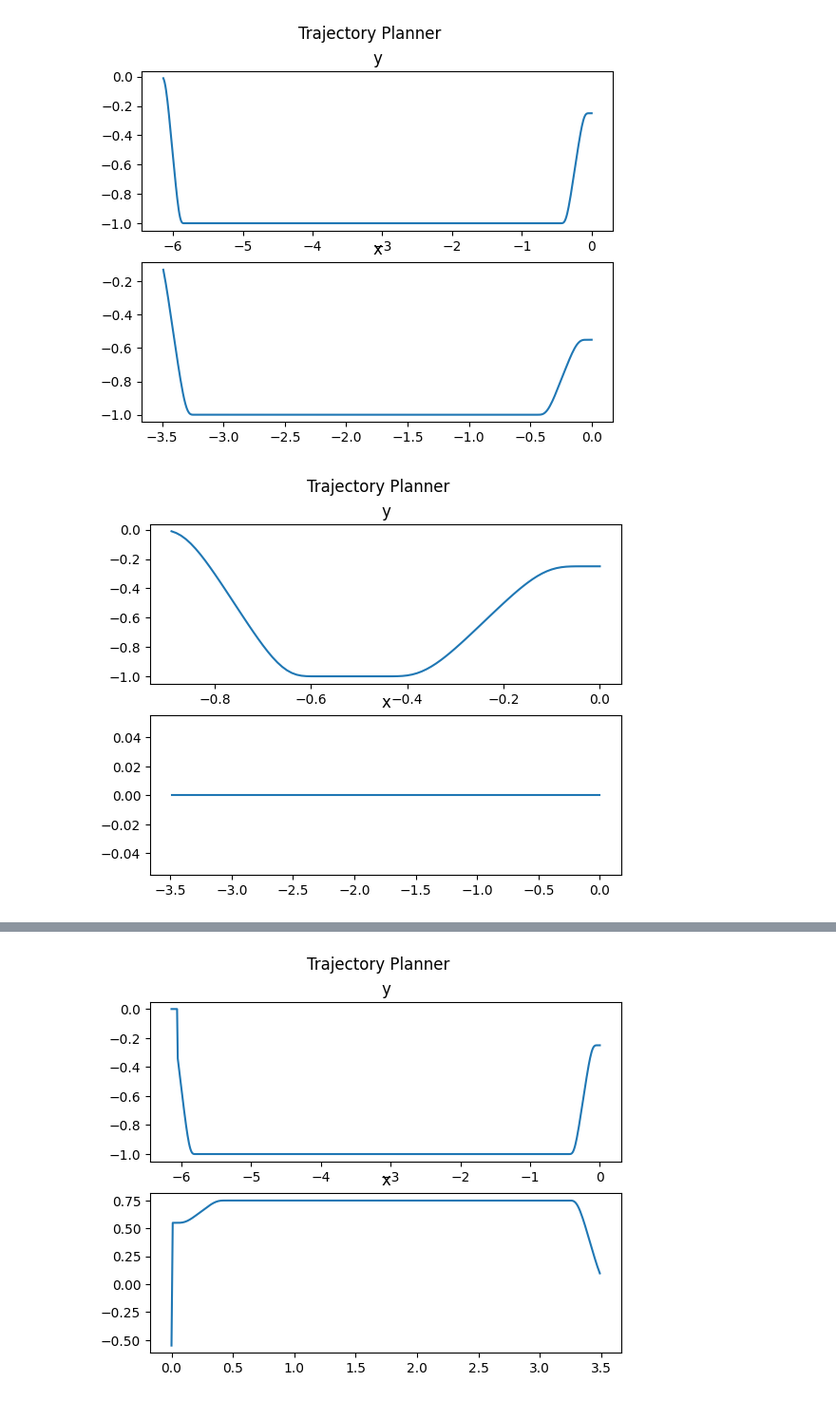
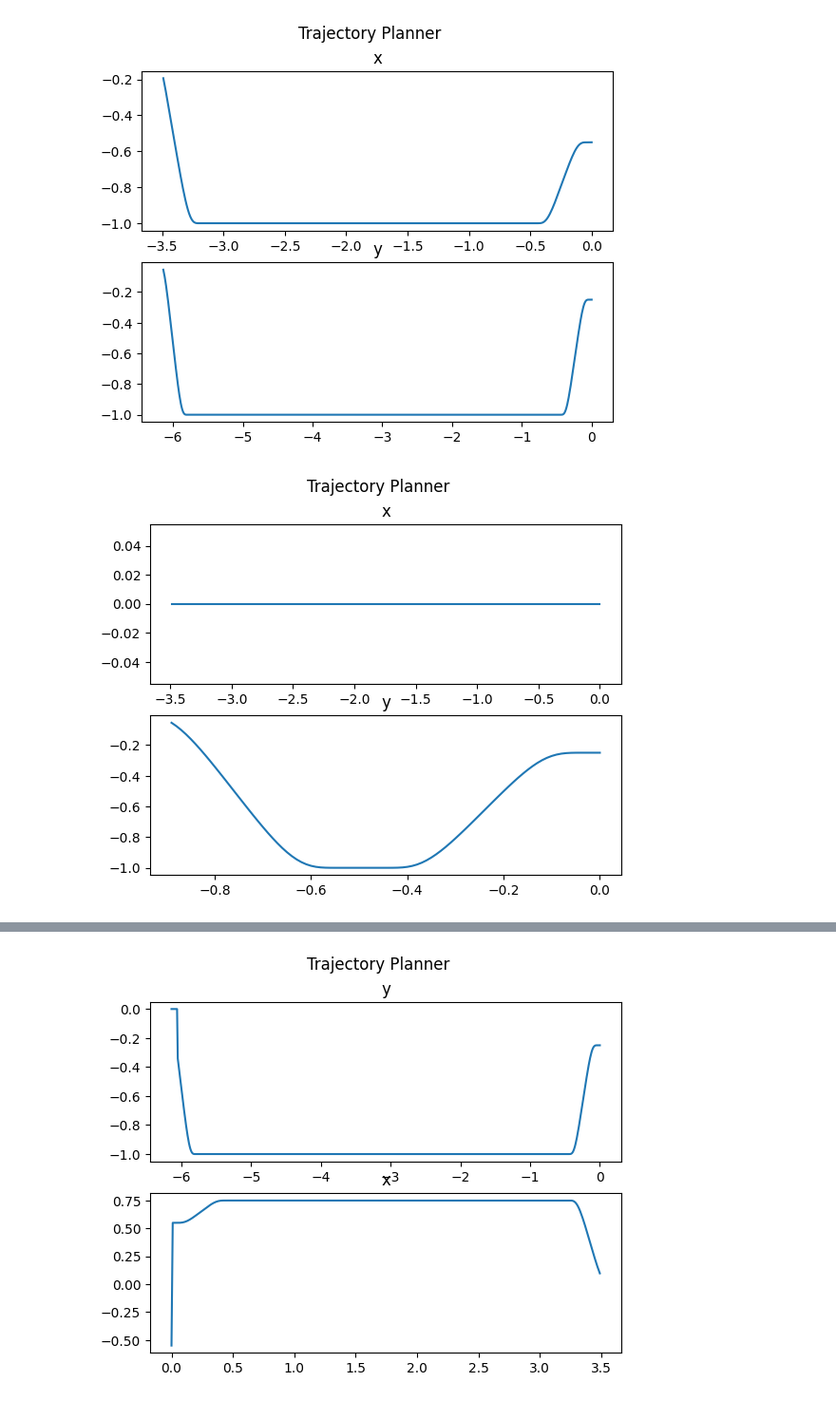
Before and after one commit to NoobiesDoobies/simple-velocity-field-generator, a Jupyter notebook: simple_velocity_field_generator.ipynb, the cells around one changed output, grey strips where cells are left out. Shown: that part at 95% size. Drawn from its saved outputs; the diff is of its cells as text; code cells hidden in the pictures.

```diff
--- a/simple_velocity_field_generator.ipynb
+++ b/simple_velocity_field_generator.ipynb
@@ -93,10 +93,11 @@ def plot(oneDTrajLength_x, oneDTrajV0_x, oneDTrajVMax_x, aRange_x, bRangeStart_x
     # plot x,y and a,b with subplot
     fig, axs = plt.subplots(2)
     fig.suptitle('Trajectory Planner')
-    axs[0].plot(x, y)
-    axs[0].set_title('y')
-    axs[1].plot(a, b)
-    axs[1].set_title('x')
+    axs[0].plot(a, b)
+    axs[0].set_title('x')
+    axs[1].plot(x, y)
+    axs[1].set_title('y')
+
     plt.show()
 
     b[-1]
@@ -108,7 +109,7 @@ oneDTrajV0_x = 0.55
 oneDTrajVMax_x = 1.0
 aRange_x = 0
 bRangeStart_x = 0.48
-bRangeFinal_x = 0.4
+bRangeFinal_x = 0.5
 errorTol_x = 15./100.0
 errorFinalTol_x = 5./100.0
 delayX_withY = 5.155
@@ -118,38 +119,38 @@ oneDTrajV0_y = 0.25
 oneDTrajVMax_y = 1.0
 aRange_y = 0
 bRangeStart_y = 0.48
-bRangeFinal_y = 0.4
+bRangeFinal_y = 0.5
 errorTol_y = 10./100.0
 errorFinalTol_y = 5./100.0
 
 plot(oneDTrajLength_x, oneDTrajV0_x, oneDTrajVMax_x, aRange_x, bRangeStart_x, bRangeFinal_x, errorTol_x, errorFinalTol_x, oneDTrajLength_y, oneDTrajV0_y, oneDTrajVMax_y, aRange_y, bRangeStart_y, bRangeFinal_y, errorTol_y, errorFinalTol_y)
 # %% [output]
-[figure, old version]
+[figure, new version]
 # %%
 # naik ramp red/blue
 oneDTrajLength_x = -3.5
 oneDTrajV0_x = 0.0
 oneDTrajVMax_x = 0.0
 aRange_x = 0
 bRangeStart_x = 0.48
 bRangeFinal_x = 0.5
 errorTol_x = 15./100.0
 errorFinalTol_x = 5./100.0
 delayX_withY = 0.0
 
 oneDTrajLength_y = -0.9
 oneDTrajV0_y = 0.25
 oneDTrajVMax_y = 1.0
 aRange_y = 0
 bRangeStart_y = 0.48
-bRangeFinal_y = 0.4
+bRangeFinal_y = 0.5
 errorTol_y = 10./100.0
 errorFinalTol_y = 5./100.0
 delayY_withX = 0
 
 plot(oneDTrajLength_x, oneDTrajV0_x, oneDTrajVMax_x, aRange_x, bRangeStart_x, bRangeFinal_x, errorTol_x, errorFinalTol_x, oneDTrajLength_y, oneDTrajV0_y, oneDTrajVMax_y, aRange_y, bRangeStart_y, bRangeFinal_y, errorTol_y, errorFinalTol_y)
 # %% [output]
-[figure, old version]
+[figure, new version]
 # %%
 # area 2 to 3 red
 oneDTrajLength_x = -3.5
```
Also changed, not shown: parts of 3 cells of this notebook.
